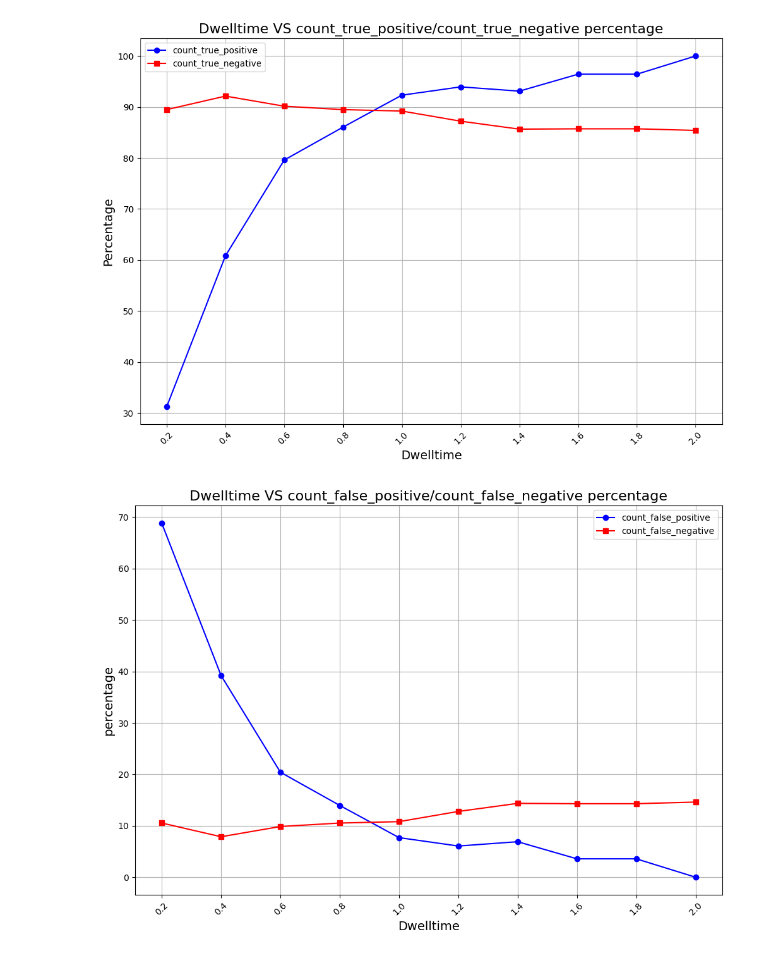
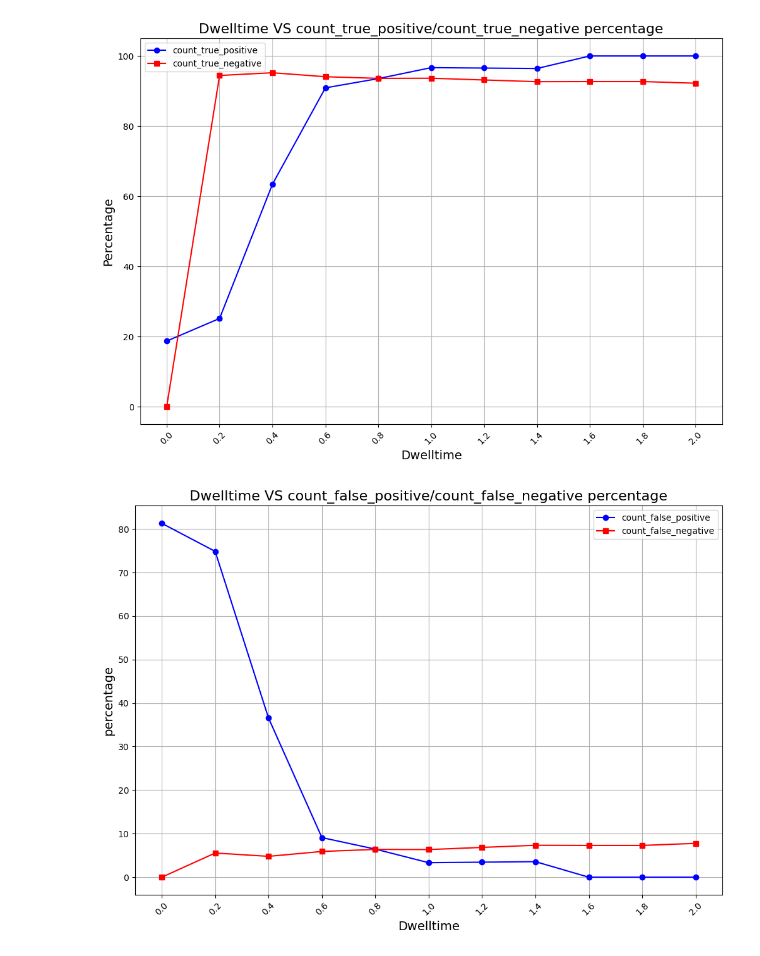
Before and after one commit to reniflal/MAI_thesis_analysis, a Jupyter notebook: process_eyetracking.ipynb, the cells around one changed output. Saved outputs shown, nothing was run; the diff lists cells and outputs as text; code cells hidden in the pictures.

```diff
--- a/process_eyetracking.ipynb
+++ b/process_eyetracking.ipynb
@@ -5,13 +6,13 @@ import matplotlib.pyplot as plt
 # %%
 df_multi_df_list_p = {}
 df_multi_df_list_n = {}
-for m in range(1,11):
+for m in range(0,11):
     ignore_events_threshold = m*0.2
     df_list_p = []
     df_list_n = []
     for i in range(1,26):
         # Read the CSV file into a DataFrame
-        file_path = '../thesis_data/arne_03_05/logs_arne_real_03_05_tt1/log'+str(i)+'.txt'
+        file_path = '../thesis_data/arne_03_05/logs_arne_imag_03_05_tt3/log'+str(i)+'.txt'
 
         df = pd.read_csv(file_path, sep='\t')
 
@@ -119,47 +120,59 @@ data_for_graph = {
     "count_false_negative":[]
 
 }
-for m in range(1,11):
+for m in range(0,11):
     ignore_events_threshold = m*0.2
     count_true_positive,count_false_positive = count_p(df_multi_df_list_p[str(ignore_events_threshold)])
     count_true_negative,count_false_negative = count_n(df_multi_df_list_n[str(ignore_events_threshold)])
     data_for_graph["Dwelltime"].append(str(round(ignore_events_threshold,2)))
-    data_for_graph["count_true_positive"].append((count_true_positive/(count_true_positive+count_false_positive))*100)
-    data_for_graph["count_false_positive"].append((count_false_positive/(count_true_positive+count_false_positive))*100)
-    data_for_graph["count_true_negative"].append((count_true_negative/(count_true_negative+count_false_negative))*100)
-    data_for_graph["count_false_negative"].append((count_false_negative/(count_true_negative+count_false_negative))*100)
+    if(count_true_positive==0):
+        data_for_graph["count_true_positive"].append(0)
+    else:
+        data_for_graph["count_true_positive"].append((count_true_positive/(count_true_positive+count_false_positive))*100)
+    if(count_false_positive==0):
+        data_for_graph["count_false_positive"].append(0)
+    else:
+        data_for_graph["count_false_positive"].append((count_false_positive/(count_true_positive+count_false_positive))*100)
+    if(count_true_negative==0):
+        data_for_graph["count_true_negative"].append(0)
+    else:
+        data_for_graph["count_true_negative"].append((count_true_negative/(count_true_negative+count_false_negative))*100)
+    if(count_false_negative==0):
+        data_for_graph["count_false_negative"].append(0)
+    else:
+        data_for_graph["count_false_negative"].append((count_false_negative/(count_true_negative+count_false_negative))*100)
 # %%
 # Plotting the line chart
 plt.figure(figsize=(12, 8))
 plt.plot(data_for_graph["Dwelltime"], data_for_graph["count_true_positive"], marker='o', linestyle='-', color='b', label='count_true_positive')
 plt.plot(data_for_graph["Dwelltime"], data_for_graph["count_true_negative"], marker='s', linestyle='-', color='r', label='count_true_negative')
 
 # Adding titles and labels
-plt.title('Dwelltime VS count_true_positive/count_true_negative percentage', fontsize=16)
+plt.title('Dwelltime VS true_positive/true_negative percentage', fontsize=16)
 plt.xlabel('Dwelltime', fontsize=14)
 plt.ylabel('Percentage', fontsize=14)
 plt.xticks(rotation=45)
 plt.legend()
 plt.grid(True)
 
 # Displaying the chart
 plt.show()
 
 # Plotting the line chart
 plt.figure(figsize=(12, 8))
 plt.plot(data_for_graph["Dwelltime"], data_for_graph["count_false_positive"], marker='o', linestyle='-', color='b', label='count_false_positive')
 plt.plot(data_for_graph["Dwelltime"], data_for_graph["count_false_negative"], marker='s', linestyle='-', color='r', label='count_false_negative')
 
 # Adding titles and labels
-plt.title('Dwelltime VS count_false_positive/count_false_negative percentage', fontsize=16)
+plt.title('Dwelltime VS false_positive/false_negative percentage', fontsize=16)
 plt.xlabel('Dwelltime', fontsize=14)
 plt.ylabel('percentage', fontsize=14)
 plt.xticks(rotation=45)
 plt.legend()
 plt.grid(True)
 
 # Displaying the chart
 plt.show()
 # %% [output]
-[figure, old version]
+[figure, new version]
-[figure, old version]
+[figure, new version]
```
Also changed, not shown: parts of 4 cells of this notebook, 2 other files.
